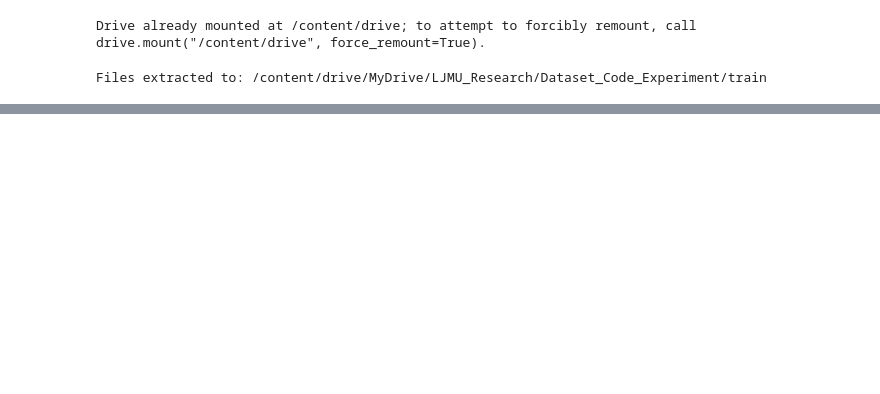
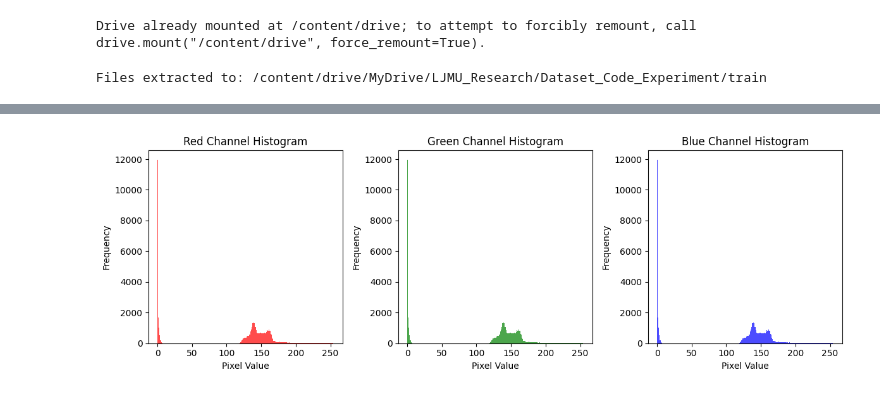
Before and after one commit to Shub2204/LJMU_Research_Thesis, a Jupyter notebook: Banana_Disease_Detetction_using_CNN.ipynb, the cells around one changed output, grey strips where cells are left out. Saved outputs shown, nothing was run; the diff lists cells and outputs as text; code cells hidden in the pictures; blank space fills up the shorter version.

```diff
--- a/Banana_Disease_Detetction_using_CNN.ipynb
+++ b/Banana_Disease_Detetction_using_CNN.ipynb
@@ -26,0 +349,21 @@ Files extracted to: /content/drive/MyDrive/LJMU_Research/Dataset_Code_Experiment
+# %%
+### HISTOGRAM OF PIXEL VALUES
+# Set base directory (adjust the path as needed)
+base_dir = "/content/drive/MyDrive/LJMU_Research/Dataset_Code_Experiment/train/BLD_Preprocessed_Dataset"
+disease_classes = [d for d in os.listdir(base_dir) if os.path.isdir(os.path.join(base_dir, d))]
+sample_class = disease_classes[0]  # choose the first class
+sample_img_path = os.path.join(base_dir, sample_class, os.listdir(os.path.join(base_dir, sample_class))[0])
+img = np.array(Image.open(sample_img_path))
+
+plt.figure(figsize=(12, 4))
+colors = ['red', 'green', 'blue']
+for i, color in enumerate(colors):
+    plt.subplot(1, 3, i+1)
+    plt.hist(img[:, :, i].ravel(), bins=256, color=color, alpha=0.7)
+    plt.title(f'{color.capitalize()} Channel Histogram')
+    plt.xlabel('Pixel Value')
+    plt.ylabel('Frequency')
+plt.tight_layout()
+plt.show()
+# %% [output]
+[figure, added]
```
Also changed, not shown: parts of 25 cells of this notebook.
